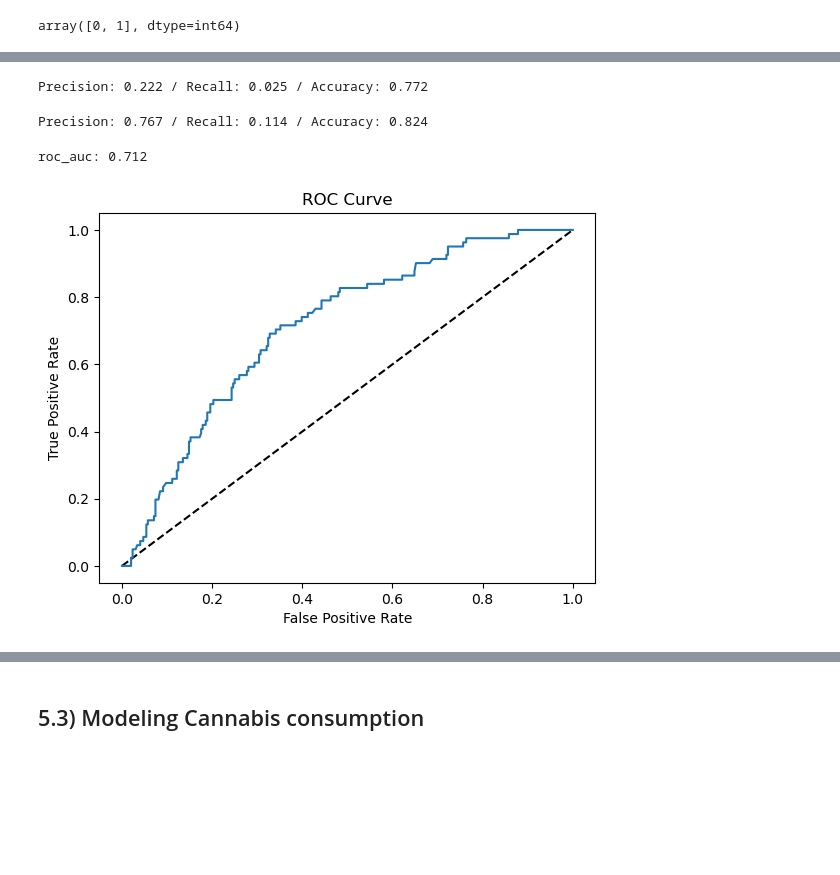
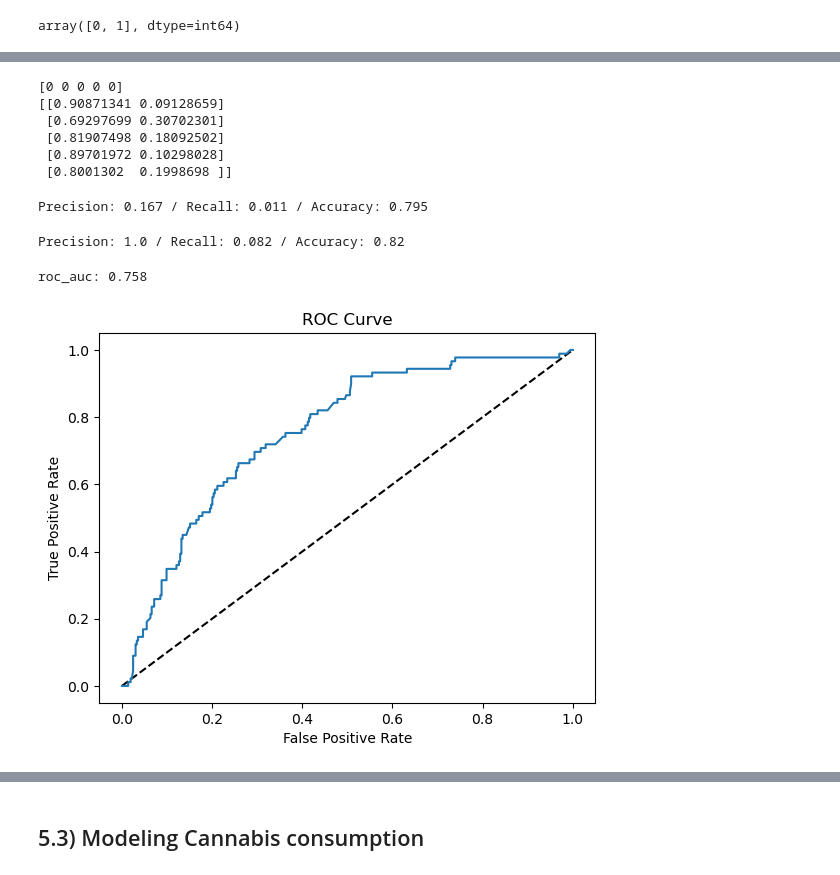
Before and after one commit to thanhn1/Capstone-Two, a Jupyter notebook: Notebooks/Step5_modeling.ipynb, the cells around one changed output, grey strips where cells are left out. Saved outputs shown, nothing was run; the diff lists cells and outputs as text; code cells hidden in the pictures; blank space fills up the shorter version.

```diff
--- a/Notebooks/Step5_modeling.ipynb
+++ b/Notebooks/Step5_modeling.ipynb
@@ -951,40 +1126,53 @@ print(y_pred_probs[:5])
+# %%
+# Predict on X_validate
+y_validate_pred = gb_fit.predict(X_validate)
+y_validate_probs = gb_fit.predict_proba(X_validate)
+print(y_validate_pred[:5])
+print(y_validate_probs[:5])
+# %% [output]
+[0 0 0 0 0]
+[[0.90871341 0.09128659]
+ [0.69297699 0.30702301]
+ [0.81907498 0.18092502]
+ [0.89701972 0.10298028]
+ [0.8001302  0.1998698 ]]
 # %%
-# Output some TEST performance
-precision, recall, fscore, support = score(y_test, y_pred, pos_label=1, average='binary')
+# Output some VALIDATE performance
+precision, recall, fscore, support = score(y_validate, y_validate_pred, pos_label=1, average='binary')
 print('Precision: {} / Recall: {} / Accuracy: {}'.format(round(precision, 3),
                                                         round(recall, 3),
-                                                        round((y_pred==y_test).sum() / len(y_pred),3)))
+                                                        round((y_validate_pred==y_validate).sum() / len(y_validate),3)))
 # Performance is bad in term of precision and recall.
 # %% [output]
-Precision: 0.222 / Recall: 0.025 / Accuracy: 0.772
+Precision: 0.167 / Recall: 0.011 / Accuracy: 0.795
 # %%
-# Predict on X_train and output TRAIN performance
-y_pred_train = gb_fit.predict(X_train)
-precision_train, recall_train, fscore_train, support_train = score(y_train, y_pred_train, pos_label=1, average='binary')
-print('Precision: {} / Recall: {} / Accuracy: {}'.format(round(precision_train, 3),
-                                                        round(recall_train, 3),
-                                                        round((y_pred_train==y_train).sum() / len(y_pred_train),3)))
+# Predict on X_main and output MAIN performance
+y_pred_main = gb_fit.predict(X_main)
+precision_main, recall_main, fscore_main, support_main = score(y_main, y_pred_main, pos_label=1, average='binary')
+print('Precision: {} / Recall: {} / Accuracy: {}'.format(round(precision_main, 3),
+                                                        round(recall_main, 3),
+                                                        round((y_pred_main==y_main).sum() / len(y_main),3)))
 
 # OK, still might be the evidence of overfitting after GridSearchCV
 # %% [output]
-Precision: 0.767 / Recall: 0.114 / Accuracy: 0.824
+Precision: 1.0 / Recall: 0.082 / Accuracy: 0.82
 # %%
 # Output roc_auc
-print('roc_auc: {}'.format(round(roc_auc_score(y_test, y_pred_probs[:, 1]), 3)))
+print('roc_auc: {}'.format(round(roc_auc_score(y_validate, y_validate_probs[:, 1]), 3)))
 
-# Interesing roc_auc here is smaller than cross-validation
+# roc_auc here is similar to that of cross-validation
 # %% [output]
-roc_auc: 0.712
+roc_auc: 0.758
-# %%
-# Plot ROC curve
-fpr, tpr, thresholds = roc_curve(y_test, y_pred_probs[:, 1])
-plt.plot([0, 1], [0, 1], 'k--')
-plt.plot(fpr, tpr)
-plt.xlabel('False Positive Rate')
-plt.ylabel('True Positive Rate')
-plt.title('ROC Curve')
-plt.show()
-# %% [output]
-[figure, removed]
+# %%
+# Plot ROC curve
+fpr, tpr, thresholds = roc_curve(y_validate, y_validate_probs[:, 1])
+plt.plot([0, 1], [0, 1], 'k--')
+plt.plot(fpr, tpr)
+plt.xlabel('False Positive Rate')
+plt.ylabel('True Positive Rate')
+plt.title('ROC Curve')
+plt.show()
+# %% [output]
+[figure, added]
 # %%
 # Plot Precision-Recall (PC) curve
```
Also changed, not shown: parts of 162 cells of this notebook.
